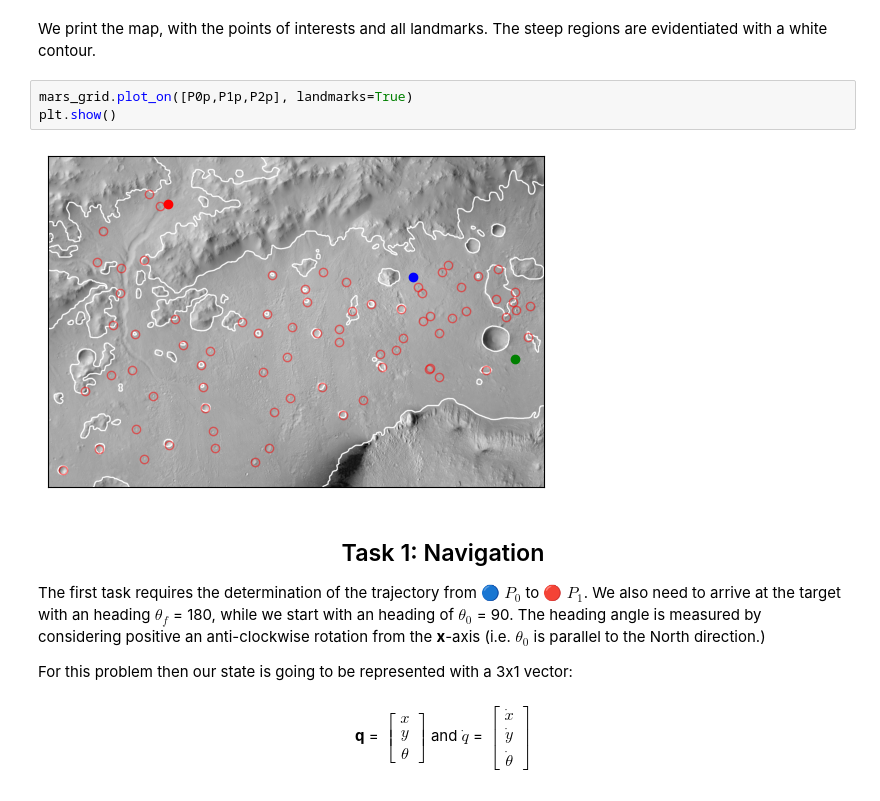
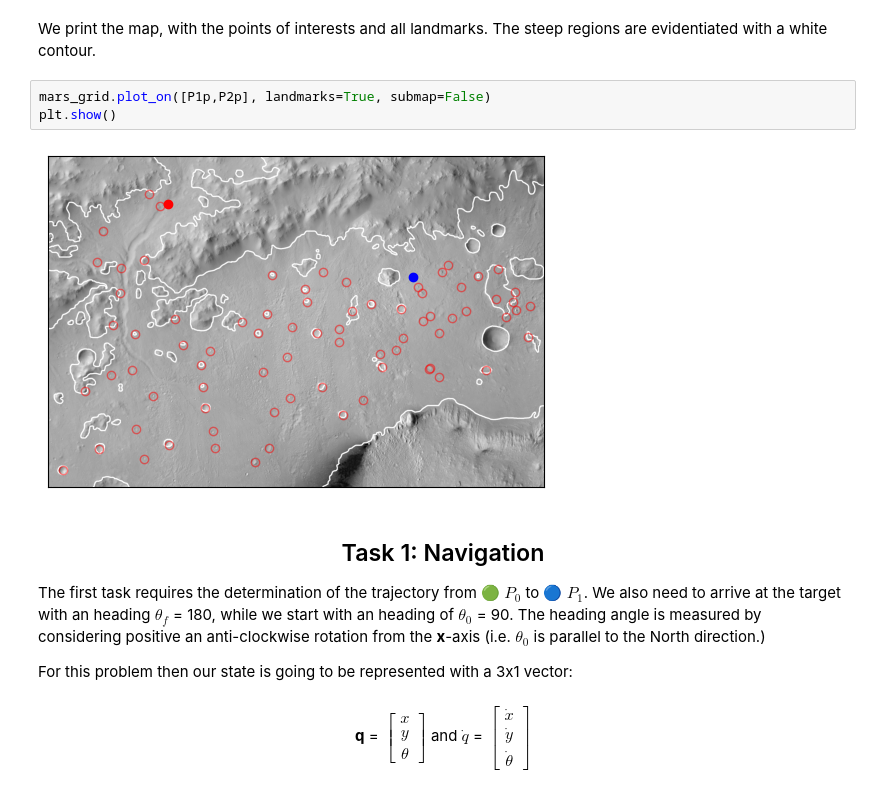
Before and after one commit to Meoli96/Robotic-pathfinding, a Jupyter notebook: main.ipynb, the cells around one changed output. Drawn from its saved outputs; the diff is of its cells as text.

```diff
--- a/main.ipynb
+++ b/main.ipynb
@@ -95,14 +93,14 @@ mars_grid = Grid(xlim = 45000, ylim = 30000, res = 10,
 # %% [markdown]
 We print the map, with the points of interests and all landmarks. The steep regions are evidentiated with a white contour.
 # %%
-mars_grid.plot_on([P0p,P1p,P2p], landmarks=True)
+mars_grid.plot_on([P1p,P2p], landmarks=True, submap=False)
 plt.show()
 # %% [output]
-[figure, old version]
+[figure, new version]
 # %% [markdown]
 <h2><center> Task 1: Navigation </center></h2>
 
-The first task requires the determination of the trajectory from &#128309; $P_0$ to &#128308; $P_1$. We also need to arrive at the target with an heading $\theta_f$  = 180, while we start with an heading of $\theta_0$ = 90. The heading angle is measured by considering positive an anti-clockwise rotation from the __x__-axis (i.e. $\theta_0$ is parallel to the North direction.)
+The first task requires the determination of the trajectory from  &#128994; $P_0$ to &#128309; $P_1$. We also need to arrive at the target with an heading $\theta_f$  = 180, while we start with an heading of $\theta_0$ = 90. The heading angle is measured by considering positive an anti-clockwise rotation from the __x__-axis (i.e. $\theta_0$ is parallel to the North direction.)
 
 
 For this problem then our state is going to be represented with a 3x1 vector:
```
Also changed, not shown: parts of 26 cells of this notebook, 2 other files.
